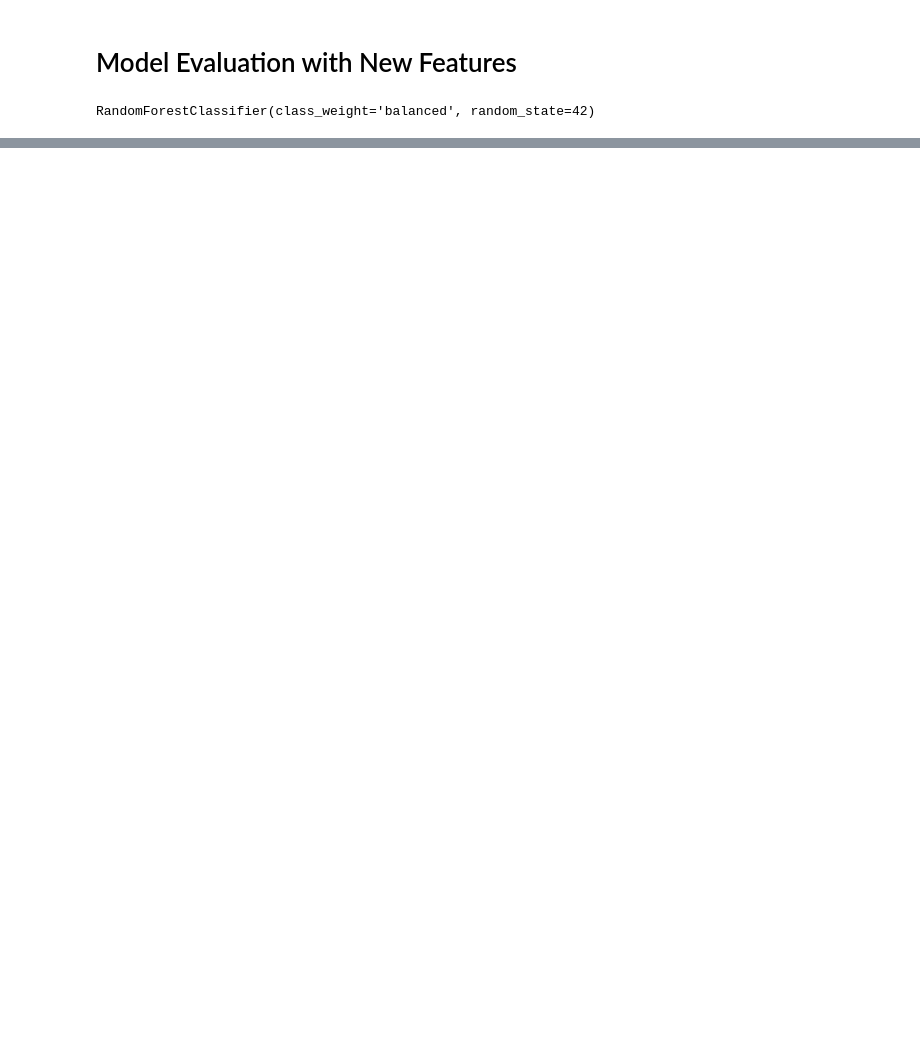
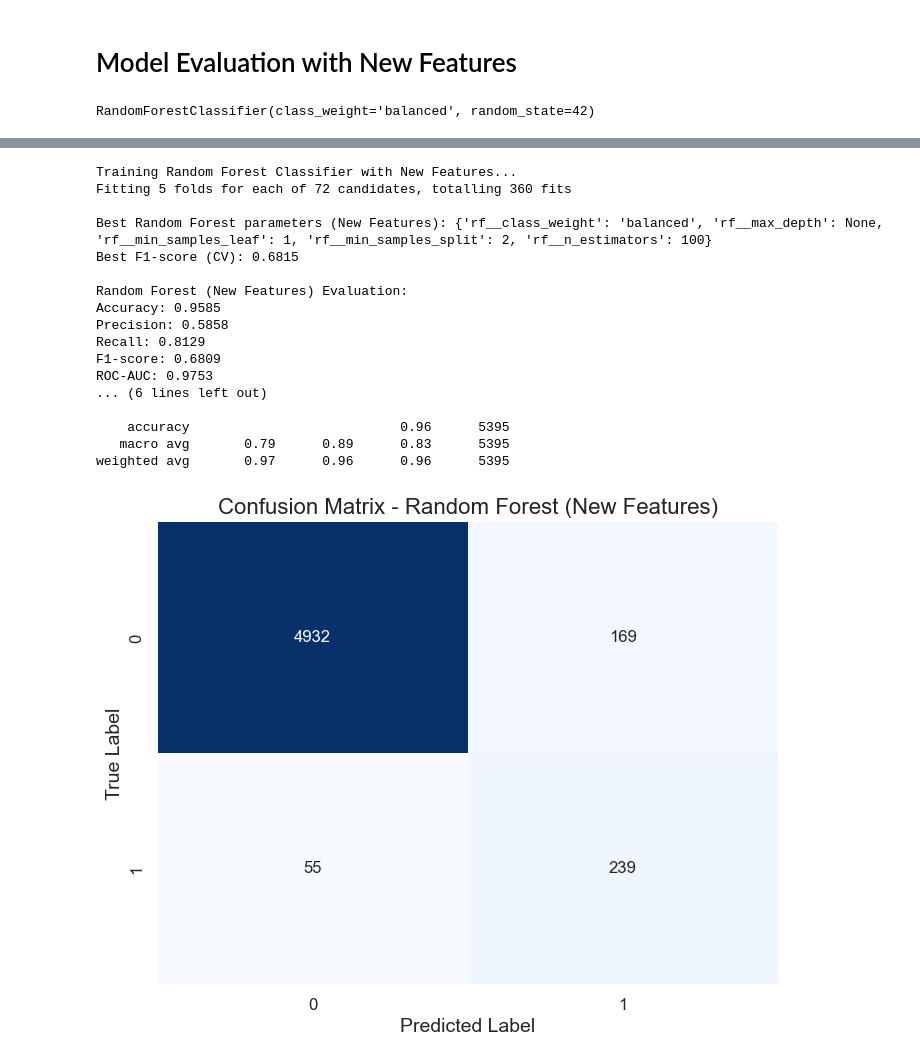
Before and after one commit to violetahoza/MergeConflictClassifier, a Jupyter notebook: HozaVioletaMaria.ipynb, the cells around one changed output, grey strips where cells are left out. Saved outputs shown, nothing was run; the diff lists cells and outputs as text; code cells hidden in the pictures; blank space fills up the shorter version.

```diff
--- a/HozaVioletaMaria.ipynb
+++ b/HozaVioletaMaria.ipynb
@@ -1409,0 +1475,51 @@ Saving figure model_improvement
+# %%
+# Random Forest with Grid Search for New Features
+print("\nTraining Random Forest Classifier with New Features...")
+
+# Create pipeline with SMOTE and Random Forest
+rf_new_pipeline = ImbPipeline([
+    ('scaler', StandardScaler()),
+    ('smote', SMOTE(random_state=42)),
+    ('rf', RandomForestClassifier(random_state=42))
+])
+
+# Use the same parameter grid as the original features
+rf_new_param_grid = {
+    'rf__n_estimators': [50, 100, 200],
+    'rf__max_depth': [None, 5, 10],
+    'rf__min_samples_split': [2, 5],
+    'rf__min_samples_leaf': [1, 2],
+    'rf__class_weight': ['balanced', 'balanced_subsample']
+}
+
+# Grid search with cross-validation
+rf_new_grid = GridSearchCV(rf_new_pipeline, rf_new_param_grid, cv=5, scoring='f1', n_jobs=-1, verbose=1)
+rf_new_grid.fit(X_train_new_selected, y_train_new)
+
+# Best parameters and score
+print(f"\nBest Random Forest parameters (New Features): {rf_new_grid.best_params_}")
+print(f"Best F1-score (CV): {rf_new_grid.best_score_:.4f}")
+
+# Evaluate on test set
+best_rf_new = rf_new_grid.best_estimator_
+rf_new_model, rf_new_metrics = evaluate_model(best_rf_new, X_train_new_selected, X_test_new_selected,
+                                          y_train_new, y_test_new, "Random Forest (New Features)")
+# %% [output]
+Training Random Forest Classifier with New Features...
+Fitting 5 folds for each of 72 candidates, totalling 360 fits
+
+Best Random Forest parameters (New Features): {'rf__class_weight': 'balanced', 'rf__max_depth': None, 'rf__min_samples_leaf': 1, 'rf__min_samples_split': 2, 'rf__n_estimators': 100}
+Best F1-score (CV): 0.6815
+
+Random Forest (New Features) Evaluation:
+Accuracy: 0.9585
+Precision: 0.5858
+Recall: 0.8129
+F1-score: 0.6809
+ROC-AUC: 0.9753
+... (6 lines left out)
+
+    accuracy                           0.96      5395
+   macro avg       0.79      0.89      0.83      5395
+weighted avg       0.97      0.96      0.96      5395
+[figure, added]
```
Also changed, not shown: parts of 24 cells of this notebook, 6 other files.
